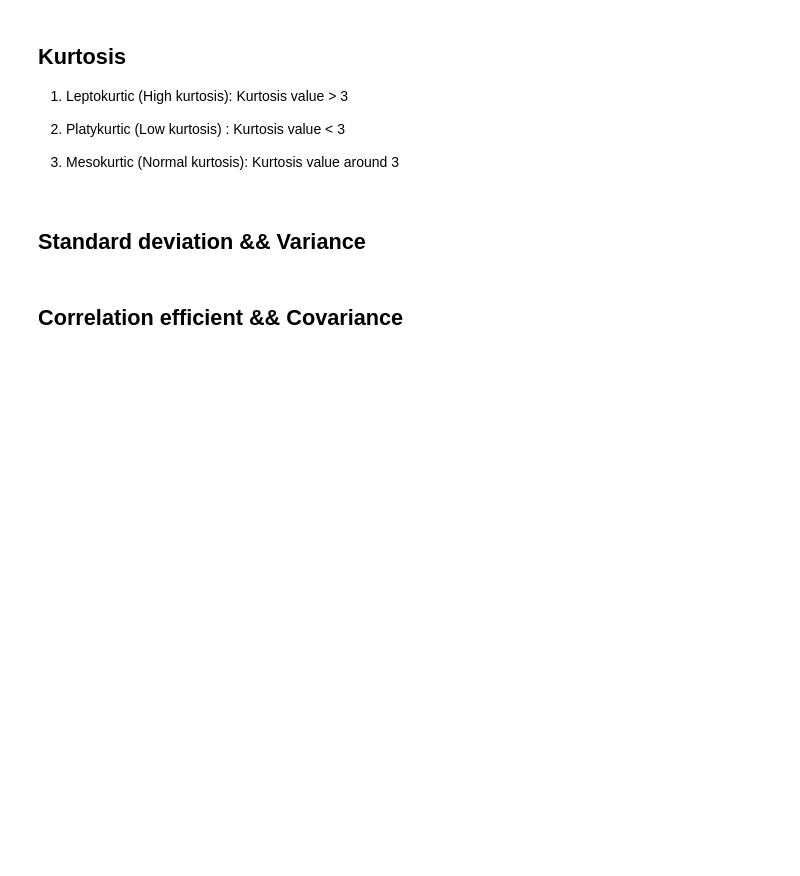
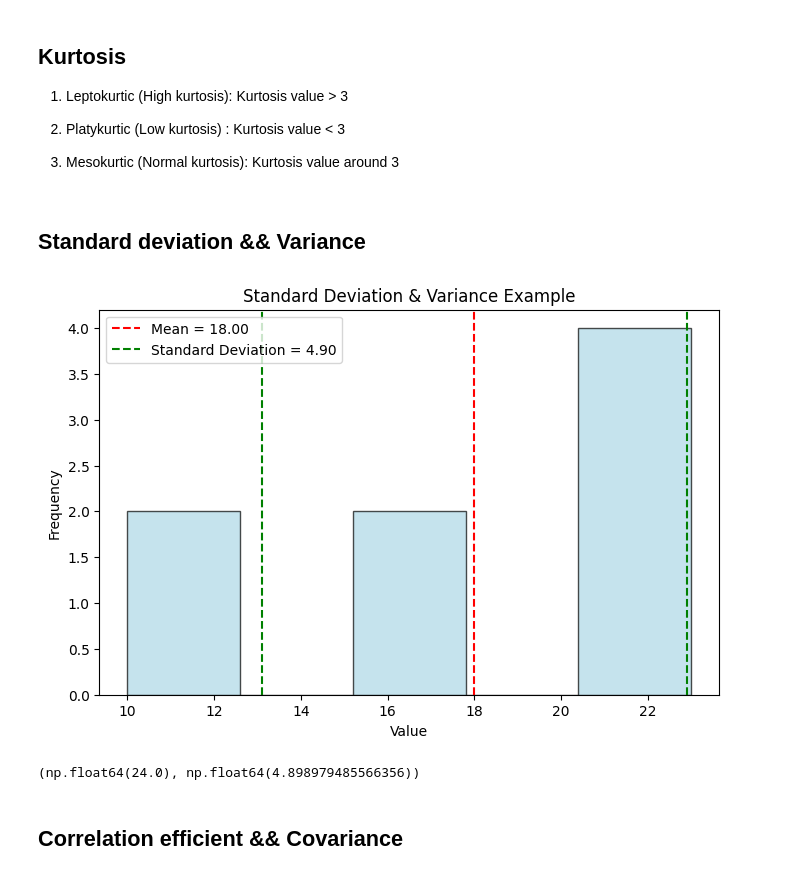
Before and after one commit to charlesyifanli/python_and_data, a Jupyter notebook: some_notes/analysis.ipynb, the cells around one changed output. Cells and saved outputs as stored; diff of their text form; code cells hidden in the pictures; blank space fills up the shorter version.

```diff
--- a/some_notes/analysis.ipynb
+++ b/some_notes/analysis.ipynb
@@ -23,2 +26,27 @@
+# %%
+data = np.array([10, 12, 23, 23, 16, 23, 21, 16])
+
+variance = np.var(data)
+std_deviation = np.std(data)
+
+plt.figure(figsize=(8, 5))
+plt.hist(data, bins=5, color='lightblue', edgecolor='black', alpha=0.7)
+
+plt.axvline(np.mean(data), color='red', linestyle='--', label=f'Mean = {np.mean(data):.2f}')
+plt.axvline(np.mean(data) + std_deviation, color='green', linestyle='--', label=f'Standard Deviation = {std_deviation:.2f}')
+plt.axvline(np.mean(data) - std_deviation, color='green', linestyle='--')
+
+plt.title('Standard Deviation & Variance Example')
+plt.xlabel('Value')
+plt.ylabel('Frequency')
+
+plt.legend()
+plt.show()
+# %% [output]
+[figure, added]
+# %%
+variance, std_deviation
+# %% [output]
+(np.float64(24.0), np.float64(4.898979485566356))
 # %% [markdown]
 ## Correlation efficient && Covariance
```
Also changed, not shown: parts of 3 cells of this notebook.
